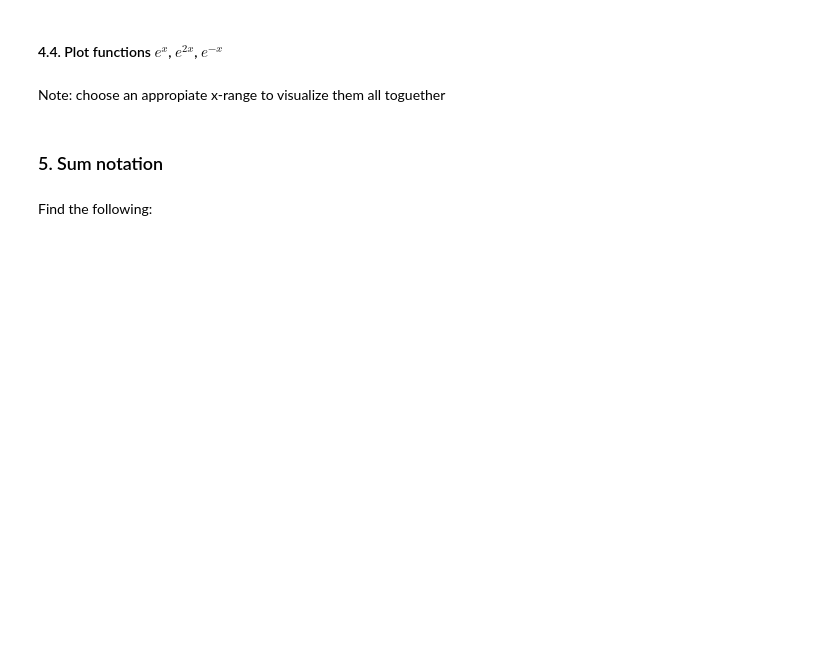
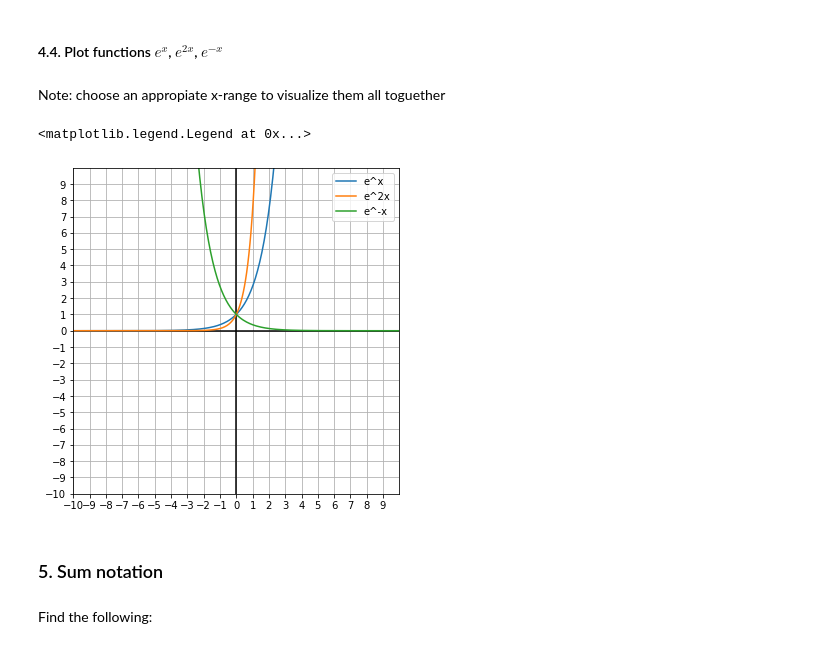
Before and after one commit to Ironhack-Data-Madrid-Enero-2021/lab-math-refresher, a Jupyter notebook: your-code/main.ipynb, the cells around one changed output. Cells and saved outputs as stored; diff of their text form; code cells hidden in the pictures; blank space fills up the shorter version.

```diff
--- a/your-code/main.ipynb
+++ b/your-code/main.ipynb
@@ -295,6 +303,26 @@ pow0= 1.0 pow-1= 0.36787944117144233 pow-2= 0.1353352832366127 pow-3= 0.04978706
 #### 4.4. Plot functions $e^x$, $e^{2x}$, $e^{-x}$
 # %% [markdown]
 Note: choose an appropiate x-range to visualize them all toguether
+# %%
+x = np.linspace(
+    start=-10,
+    stop=10,
+    num=300
+)
+initialize_grid()
+
+y5 = np.e**x
+y6 = np.e**(2*x)
+y7 = np.e**(-x)
+
+plt.plot(x, y5, "-", label="e^x")
+plt.plot(x, y6, "-", label="e^2x")
+plt.plot(x, y7, "-", label="e^-x")
+
+plt.legend()
+# %% [output]
+<matplotlib.legend.Legend at 0x...>
+[figure, added]
 # %% [markdown]
 ### 5. Sum notation
 # %% [markdown]
```
Also changed, not shown: parts of 12 cells of this notebook.
